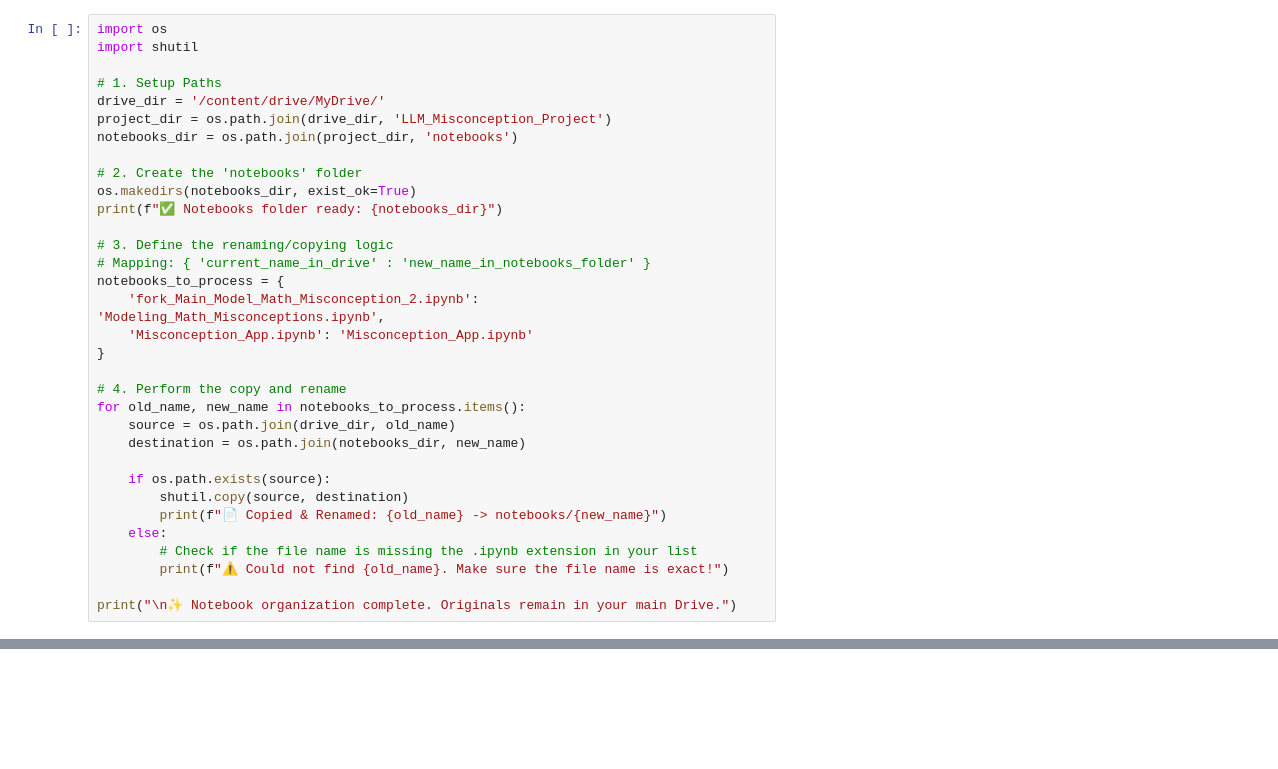
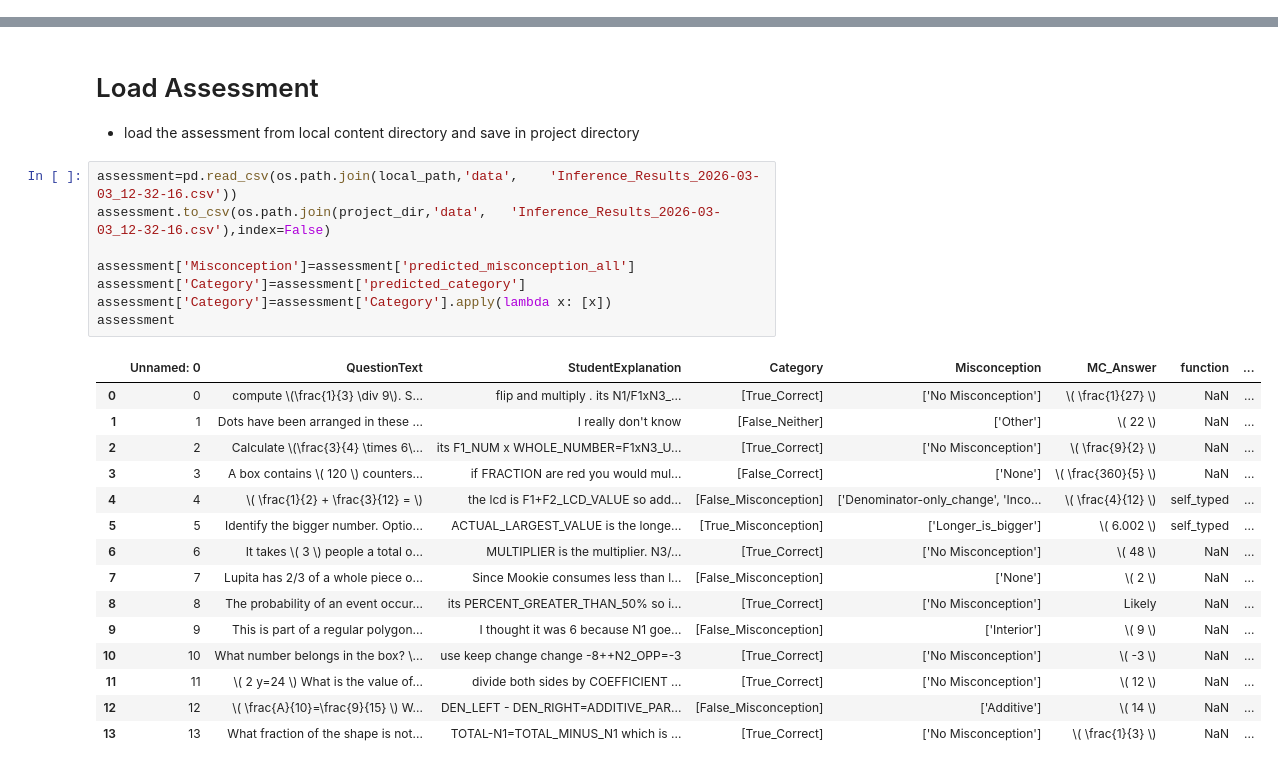
Before and after one commit to jprich1984/Predicting_Math_Misconceptions, a Jupyter notebook: notebooks/Misconception_App.ipynb, the cells around one changed output, grey strips where cells are left out. Drawn from its saved outputs; the diff is of its cells as text; blank space fills up the shorter version.

Commit message:
Update Misconception_App notebook

```diff
--- a/notebooks/Misconception_App.ipynb
+++ b/notebooks/Misconception_App.ipynb
@@ -5072,33 +104,0 @@ data:
-# %%
-import os
-import shutil
-
-# 1. Setup Paths
-drive_dir = '/content/drive/MyDrive/'
-project_dir = os.path.join(drive_dir, 'LLM_Misconception_Project')
-notebooks_dir = os.path.join(project_dir, 'notebooks')
-
-# 2. Create the 'notebooks' folder
-os.makedirs(notebooks_dir, exist_ok=True)
-print(f"✅ Notebooks folder ready: {notebooks_dir}")
-
-# 3. Define the renaming/copying logic
-# Mapping: { 'current_name_in_drive' : 'new_name_in_notebooks_folder' }
-notebooks_to_process = {
-    'fork_Main_Model_Math_Misconception_2.ipynb': 'Modeling_Math_Misconceptions.ipynb',
-    'Misconception_App.ipynb': 'Misconception_App.ipynb'
-}
-
-# 4. Perform the copy and rename
-for old_name, new_name in notebooks_to_process.items():
-    source = os.path.join(drive_dir, old_name)
-    destination = os.path.join(notebooks_dir, new_name)
-
-    if os.path.exists(source):
-        shutil.copy(source, destination)
-        print(f"📄 Copied & Renamed: {old_name} -> notebooks/{new_name}")
-    else:
-        # Check if the file name is missing the .ipynb extension in your list
-        print(f"⚠️ Could not find {old_name}. Make sure the file name is exact!")
-
-print("\n✨ Notebook organization complete. Originals remain in your main Drive.")
@@ -5162,0 +192,27 @@ for f in os.listdir(os.path.join(drive_dir,'Colab Notebooks')):
+# %% [markdown]
+# Load Assessment
+- load the assessment from local content directory and save in project directory
+# %%
+assessment=pd.read_csv(os.path.join(local_path,'data',    'Inference_Results_2026-03-03_12-32-16.csv'))
+assessment.to_csv(os.path.join(project_dir,'data',   'Inference_Results_2026-03-03_12-32-16.csv'),index=False)
+
+assessment['Misconception']=assessment['predicted_misconception_all']
+assessment['Category']=assessment['predicted_category']
+assessment['Category']=assessment['Category'].apply(lambda x: [x])
+assessment
+# %% [output]
+|  | Unnamed: 0 | QuestionText | StudentExplanation | Category | Misconception | MC_Answer | function | ... |
+| 0 | 0 | compute \(\frac{1}{3} \div 9\). S... | flip and multiply . its N1/F1xN3_... | [True_Correct] | ['No Misconception'] | \( \frac{1}{27} \) | NaN | ... |
+| 1 | 1 | Dots have been arranged in these ... | I really don't know | [False_Neither] | ['Other'] | \( 22 \) | NaN | ... |
+| 2 | 2 | Calculate \(\frac{3}{4} \times 6\... | its F1_NUM x WHOLE_NUMBER=F1xN3_U... | [True_Correct] | ['No Misconception'] | \( \frac{9}{2} \) | NaN | ... |
+| 3 | 3 | A box contains \( 120 \) counters... | if FRACTION are red you would mul... | [False_Correct] | ['None'] | \( \frac{360}{5} \) | NaN | ... |
+| 4 | 4 | \( \frac{1}{2} + \frac{3}{12} = \) | the lcd is F1+F2_LCD_VALUE so add... | [False_Misconception] | ['Denominator-only_change', 'Inco... | \( \frac{4}{12} \) | self_typed | ... |
+| 5 | 5 | Identify the bigger number. Optio... | ACTUAL_LARGEST_VALUE is the longe... | [True_Misconception] | ['Longer_is_bigger'] | \( 6.002 \) | self_typed | ... |
+| 6 | 6 | It takes \( 3 \) people a total o... | MULTIPLIER is the multiplier. N3/... | [True_Correct] | ['No Misconception'] | \( 48 \) | NaN | ... |
+| 7 | 7 | Lupita has 2/3 of a whole piece o... | Since Mookie consumes less than l... | [False_Misconception] | ['None'] | \( 2 \) | NaN | ... |
+| 8 | 8 | The probability of an event occur... | its PERCENT_GREATER_THAN_50% so i... | [True_Correct] | ['No Misconception'] | Likely | NaN | ... |
+| 9 | 9 | This is part of a regular polygon... | I thought it was 6 because N1 goe... | [False_Misconception] | ['Interior'] | \( 9 \) | NaN | ... |
+| 10 | 10 | What number belongs in the box? \... | use keep change change -8++N2_OPP=-3 | [True_Correct] | ['No Misconception'] | \( -3 \) | NaN | ... |
+| 11 | 11 | \( 2 y=24 \) What is the value of... | divide both sides by COEFFICIENT ... | [True_Correct] | ['No Misconception'] | \( 12 \) | NaN | ... |
+| 12 | 12 | \( \frac{A}{10}=\frac{9}{15} \) W... | DEN_LEFT - DEN_RIGHT=ADDITIVE_PAR... | [False_Misconception] | ['Additive'] | \( 14 \) | NaN | ... |
+| 13 | 13 | What fraction of the shape is not... | TOTAL-N1=TOTAL_MINUS_N1 which is ... | [True_Correct] | ['No Misconception'] | \( \frac{1}{3} \) | NaN | ... |
```
Also changed, not shown: parts of 24 cells of this notebook.
